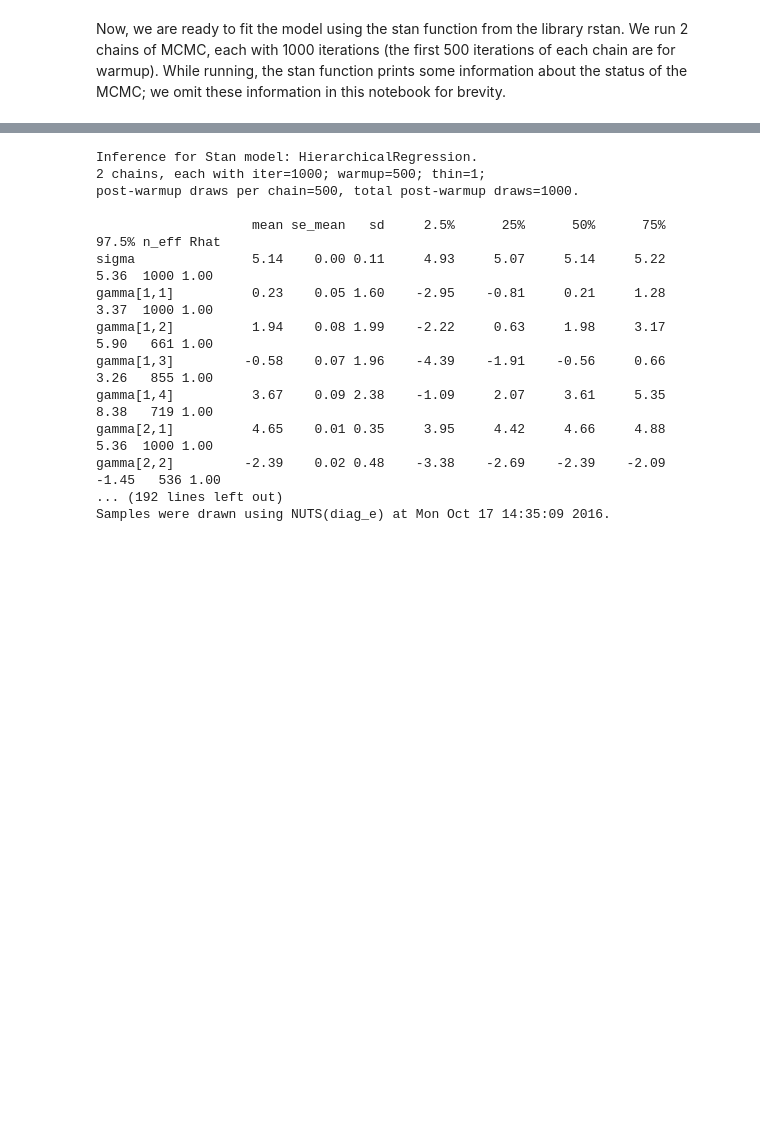
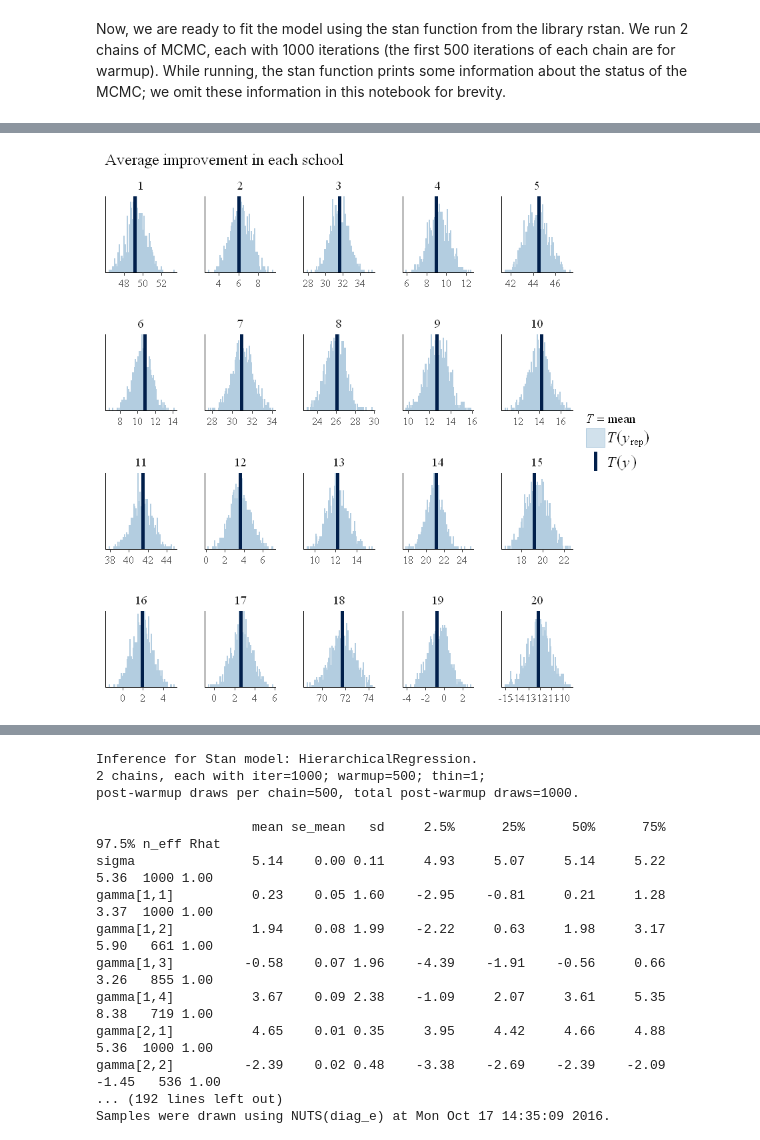
Before and after one commit to milkha/JupyterTest2, a Jupyter notebook: Model.ipynb, the cells around one changed output, grey strips where cells are left out. Saved outputs shown, nothing was run; the diff lists cells and outputs as text; code cells hidden in the pictures; blank space fills up the shorter version.

```diff
--- a/Model.ipynb
+++ b/Model.ipynb
@@ -86,0 +132,5 @@ fit <- stan("HierarchicalRegression.stan", data=c("J","Q","N","P", "g", "X","U",
+# %%
+ppc_stat_grouped(Y, Yrep, group = rep(1:J, each=N/J), stat = "mean", binwidth = 0.05) +
+  ggtitle("Average improvement in each school")
+# %% [output]
+[figure, added]
```
Also changed, not shown: parts of 16 cells of this notebook.
